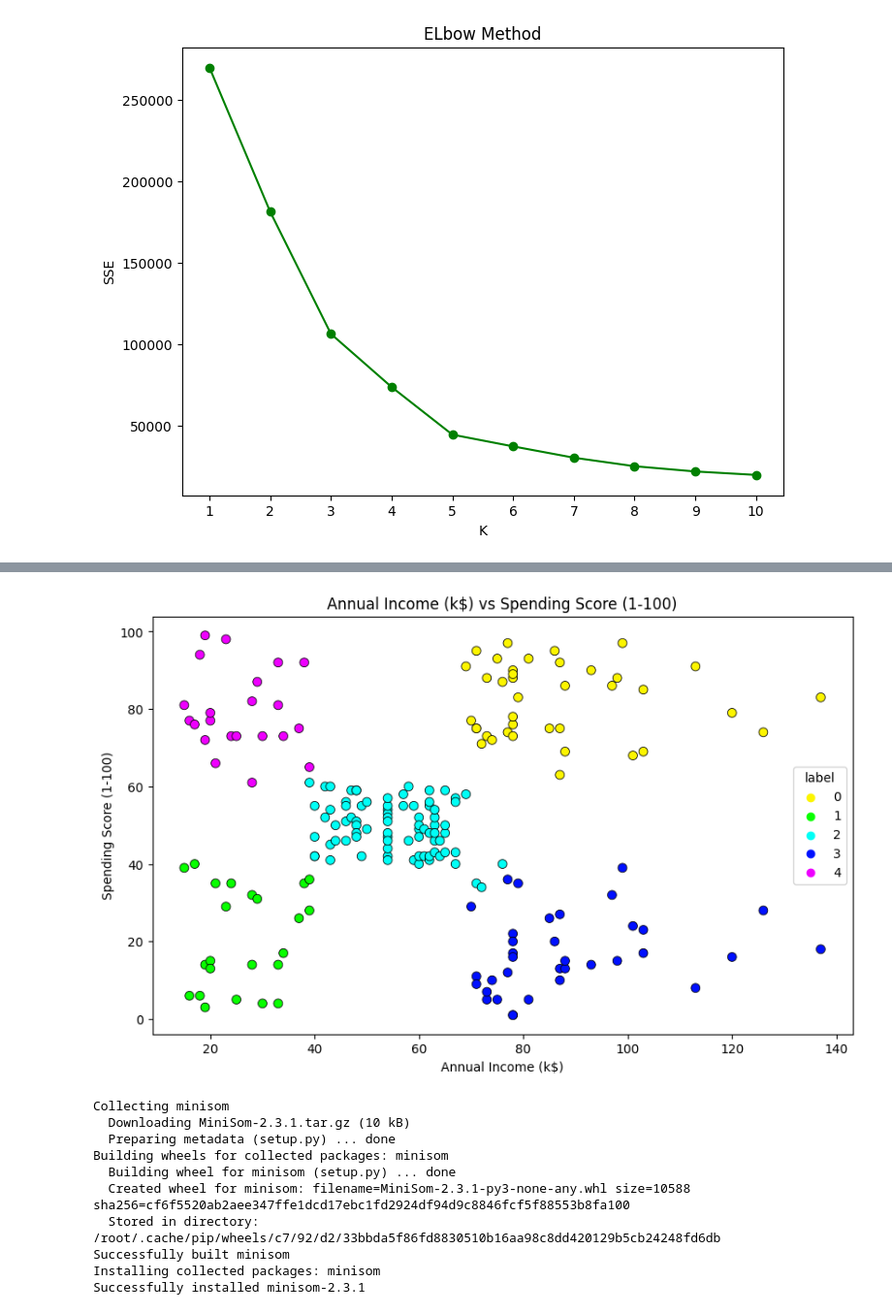
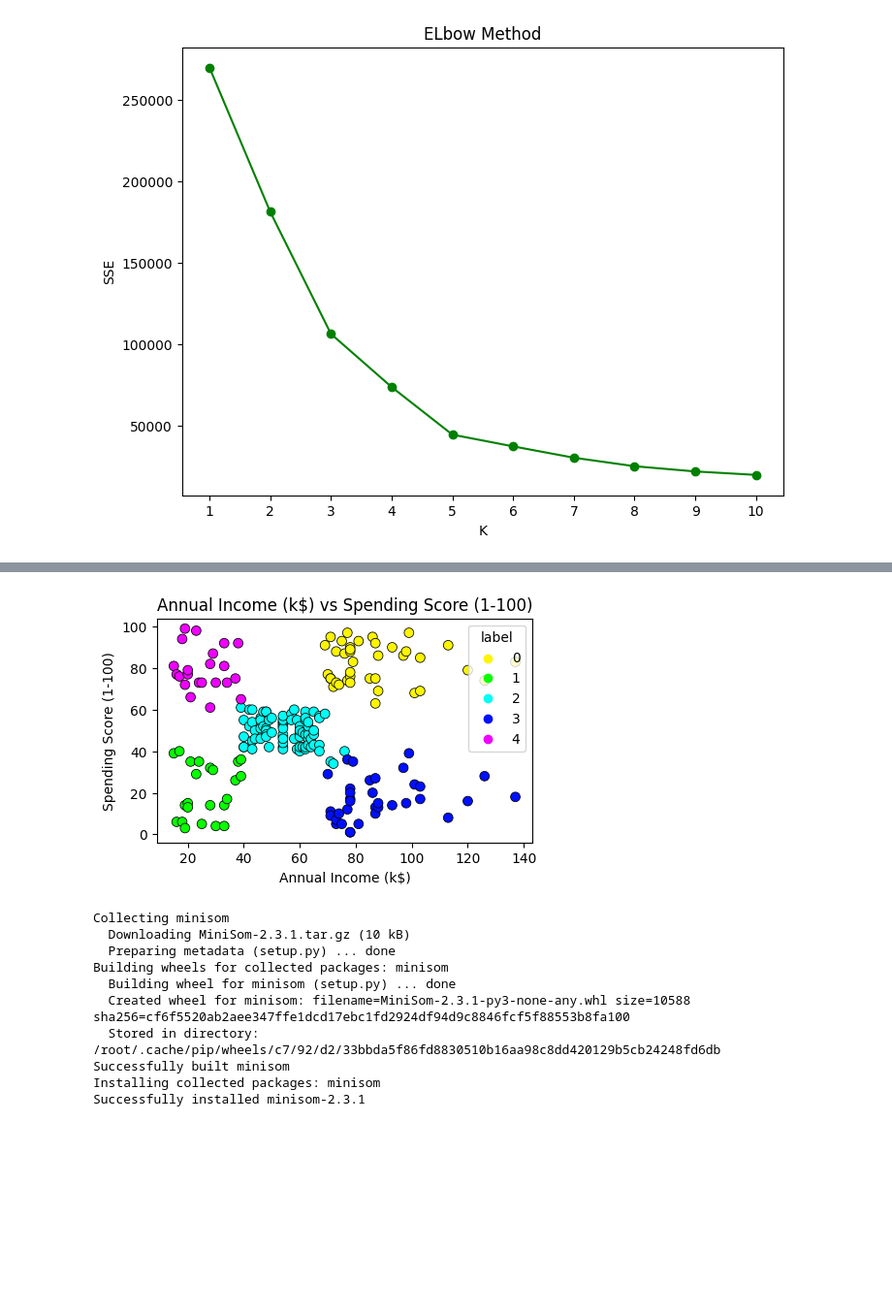
Before and after one commit to indmind/2141720003-machine-learning-2023, a Jupyter notebook: week7/tugas.ipynb, the cells around one changed output, grey strips where cells are left out. Shown at 97% size. Cells and saved outputs as stored; diff of their text form; code cells hidden in the pictures; blank space fills up the shorter version.

```diff
--- a/week7/tugas.ipynb
+++ b/week7/tugas.ipynb
@@ -135,13 +121,13 @@ df.head()
 # %%
 # Scatter plot with consistent color palette
-plt.figure(figsize=(10, 6))
+plt.figure(figsize=(5, 3))
 sns.scatterplot(x='Annual Income (k$)', y='Spending Score (1-100)', hue='label', data=df, palette=sns.color_palette("hsv", n_colors=5), s=50, edgecolor='k')
 plt.xlabel('Annual Income (k$)')
 plt.ylabel('Spending Score (1-100)')
 plt.title('Annual Income (k$) vs Spending Score (1-100)')
 plt.show()
 # %% [output]
-[figure, old version]
+[figure, new version]
 # %%
 !pip install minisom
 # %% [output]
```
Also changed, not shown: parts of 11 cells of this notebook.
